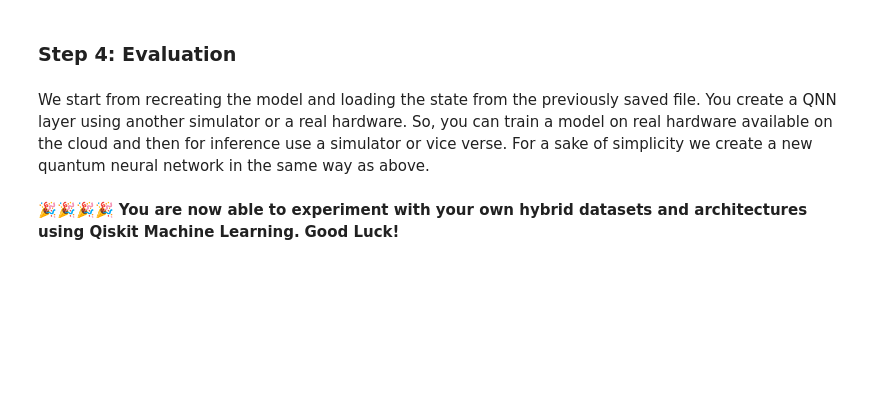
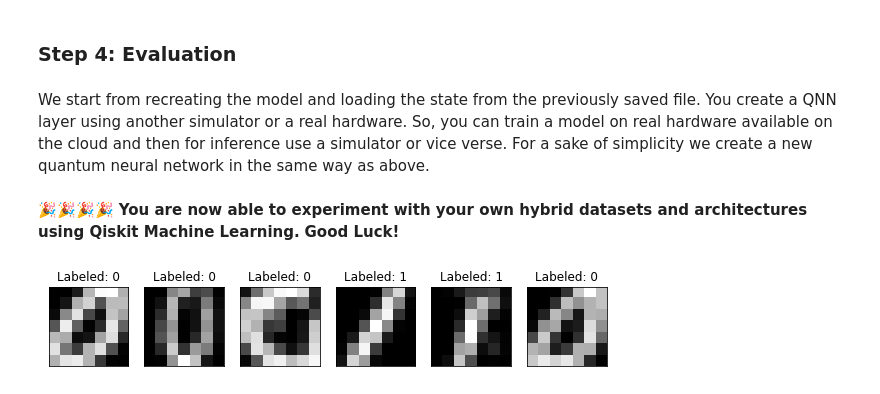
Before and after one commit to mwest97/qiskit-hackathon, a Jupyter notebook: 05_torch_connector.ipynb, the cells around one changed output. Saved outputs shown, nothing was run; the diff lists cells and outputs as text; code cells hidden in the pictures; blank space fills up the shorter version.

```diff
--- a/05_torch_connector.ipynb
+++ b/05_torch_connector.ipynb
@@ -675,3 +756,71 @@ import qiskit.tools.jupyter
 
 %qiskit_version_table
 %qiskit_copyright
+# %%
+transform = transforms.Compose([
+    transforms.CenterCrop(18),
+    transforms.Resize(7),
+    transforms.ToTensor()])
+# Train Dataset
+# -------------
+
+# Set train shuffle seed (for reproducibility)
+manual_seed(42)
+
+batch_size = 1
+n_samples = 100  # We will concentrate on the first 100 samples
+
+# Use pre-defined torchvision function to load MNIST train data
+X_train = datasets.MNIST(
+    root="./data", train=True, download=True, transform=transform
+)
+
+# Filter out labels (originally 0-9), leaving only labels 0 and 1
+idx = np.append(
+    np.where(X_train.targets == 0)[0][:n_samples], np.where(X_train.targets == 1)[0][:n_samples]
+)
+X_train.data = X_train.data[idx]
+X_train.targets = X_train.targets[idx]
+
+# Define torch dataloader with filtered data
+train_loader = DataLoader(X_train, batch_size=batch_size, shuffle=True)
+
+n_samples_show = 6
+
+data_iter = iter(train_loader)
+fig, axes = plt.subplots(nrows=1, ncols=n_samples_show, figsize=(10, 3))
+
+while n_samples_show > 0:
+    images, targets = data_iter.__next__()
+
+    axes[n_samples_show - 1].imshow(images[0, 0].numpy().squeeze(), cmap="gray")
+    axes[n_samples_show - 1].set_xticks([])
+    axes[n_samples_show - 1].set_yticks([])
+    axes[n_samples_show - 1].set_title("Labeled: {}".format(targets[0].item()))
+
+    n_samples_show -= 1
+
+# Test Dataset
+# -------------
+
+# Set test shuffle seed (for reproducibility)
+# manual_seed(5)
+
+n_samples = 50
+
+# Use pre-defined torchvision function to load MNIST test data
+X_test = datasets.MNIST(
+    root="./data", train=False, download=True, transform=transform
+)
+
+# Filter out labels (originally 0-9), leaving only labels 0 and 1
+idx = np.append(
+    np.where(X_test.targets == 0)[0][:n_samples], np.where(X_test.targets == 1)[0][:n_samples]
+)
+X_test.data = X_test.data[idx]
+X_test.targets = X_test.targets[idx]
+
+# Define torch dataloader with filtered data
+test_loader = DataLoader(X_test, batch_size=batch_size, shuffle=True)
+# %% [output]
+[figure, added]
```
Also changed, not shown: parts of 4 cells of this notebook, 7 other files.
